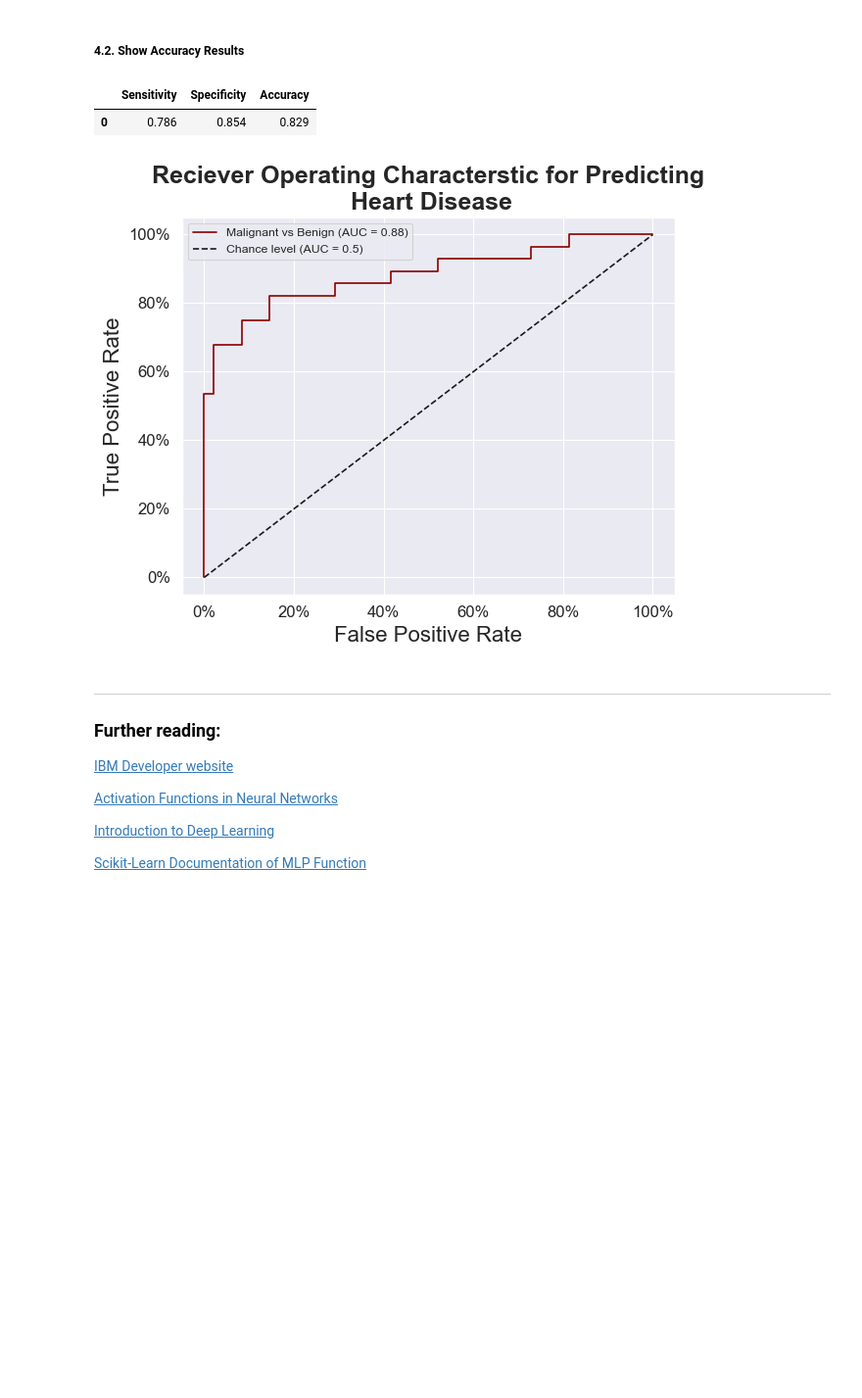
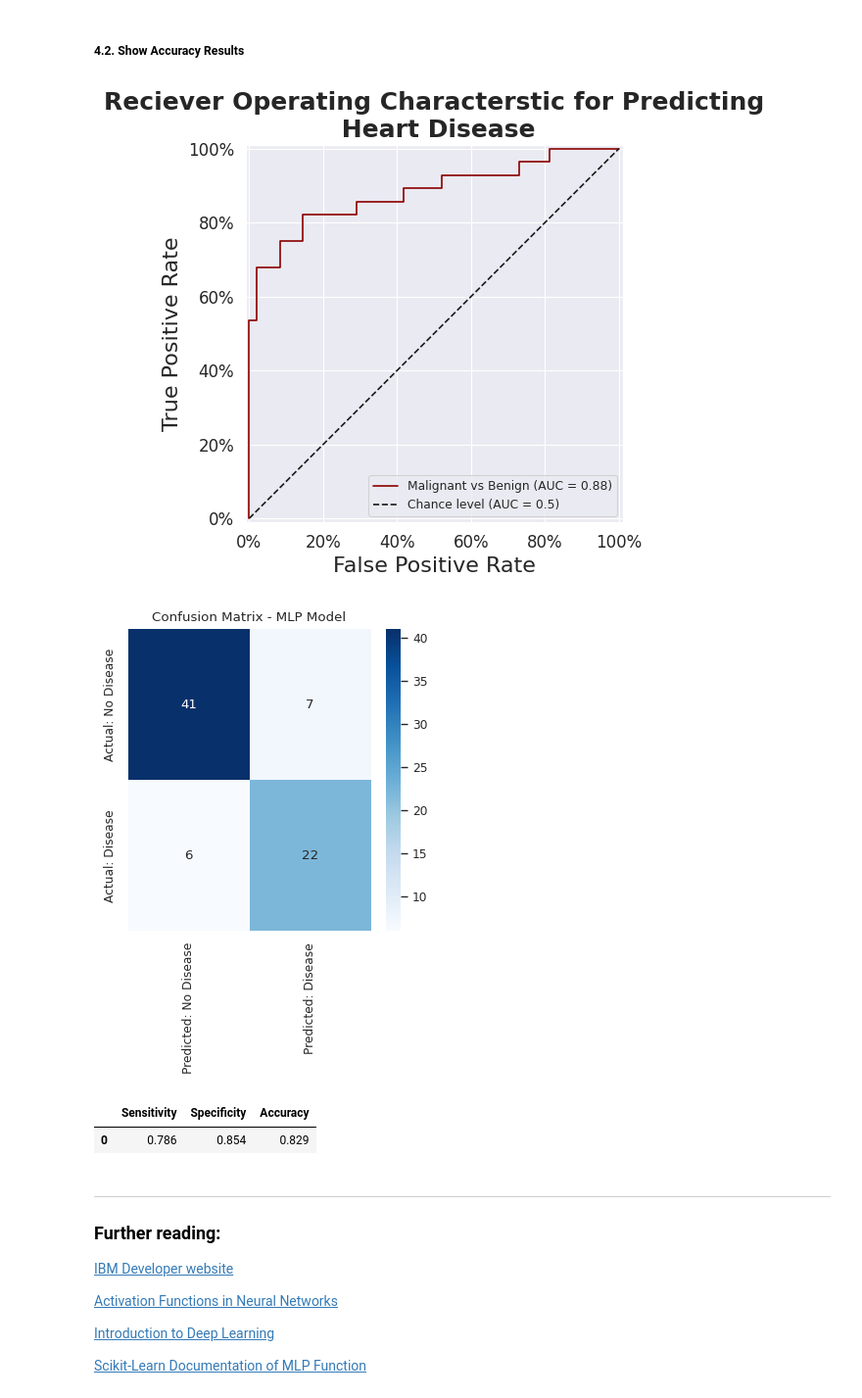
Before and after one commit to abdulrahman1123/analysis_examples, a Jupyter notebook: Neural Networks_colab.ipynb, the cells around one changed output. Shown at 98% size. Drawn from its saved outputs; the diff is of its cells as text; code cells hidden in the pictures; blank space fills up the shorter version.

```diff
--- a/Neural Networks_colab.ipynb
+++ b/Neural Networks_colab.ipynb
@@ -346,30 +355,40 @@ Text(0.5, 0.6, 'Test Accuracy = 0.829')
 # %%
 best_model = model
 best_model.probability = True
 best_model.fit(X_train,y_train)
 
 y_probas =best_model.predict_proba(X_test)[::,1]
 
 _, ax = plt.subplots(figsize = (6.5,5))
 RocCurveDisplay.from_predictions(y_test, y_probas,name="Malignant vs Benign", color="darkred", plot_chance_level=True,ax=ax)
 plt.xlabel("False Positive Rate", fontsize = 16)
 plt.ylabel("True Positive Rate", fontsize = 16)
 ax.set_xticks(labels=['0%', '20%', '40%', '60%', '80%', '100%'], ticks=np.arange(0,1.1,0.2), fontsize = 12)
 ax.set_yticks(labels=['0%', '20%', '40%', '60%', '80%', '100%'], ticks=np.arange(0,1.1,0.2), fontsize = 12)
 plt.title("Reciever Operating Characterstic for Predicting\n Heart Disease", fontsize = 18,weight = 'bold')
 plt.legend()
 
+cm = confusion_matrix(y_test, y_pred_cat)
+
+fig, ax = plt.subplots(figsize=(4, 4))
+sns.heatmap(cm, annot=True, fmt='d', cmap='Blues',
+            xticklabels=['Predicted: No Disease', 'Predicted: Disease'],
+            yticklabels=['Actual: No Disease', 'Actual: Disease'], ax=ax)
+ax.set_title('Confusion Matrix - MLP Model')
+plt.show()
+
 y_pred = model.predict(X_test) # This gives probabilities of y
 y_pred_cat = np.where(y_pred>0.5,1,0) # This converts probabilities to either 0 or 1
 tn, fp, fn, tp = confusion_matrix(y_test, y_pred_cat).ravel()
 sens = tp / (tp + fn)
 spec = tn / (tn + fp)
 accuracy = (tp + tn) / (tp + tn + fp + fn)
 pd.DataFrame(np.round([[sens, spec, accuracy]],3), columns=['Sensitivity', 'Specificity', 'Accuracy'])
 # %% [output]
+[figure, new version]
+[figure, added]
 |  | Sensitivity | Specificity | Accuracy |
 | 0 | 0.786 | 0.854 | 0.829 |
-[figure, old version]
 # %% [markdown]
 ---
 ### Further reading:
```
Also changed, not shown: parts of 6 cells of this notebook.
